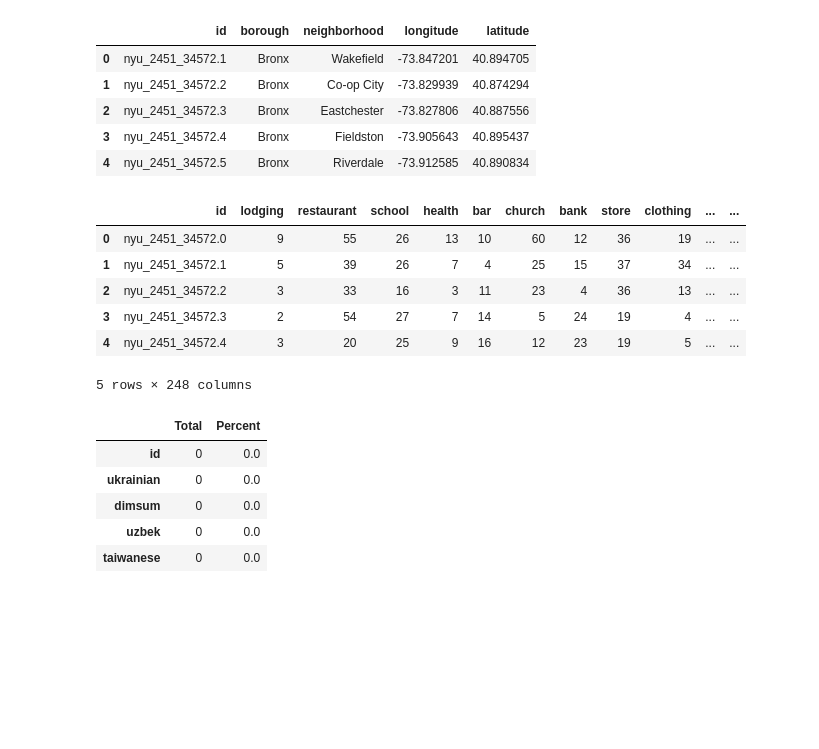
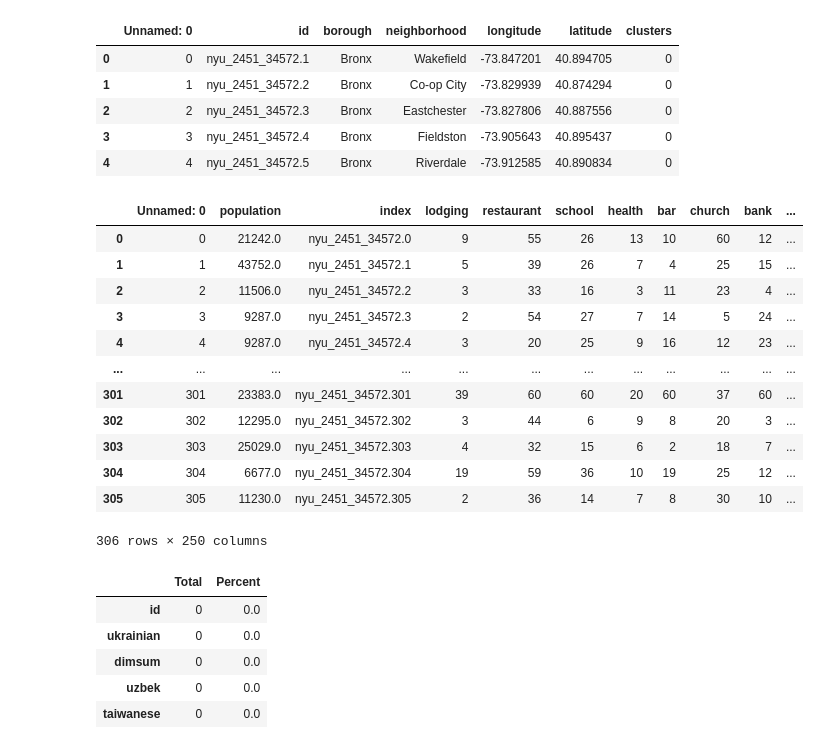
Before and after one commit to ktamkee/NYC_midterm_project, a Jupyter notebook: svc/K-Means_V3.ipynb, the cells around one changed output. Drawn from its saved outputs; the diff is of its cells as text; code cells hidden in the pictures; blank space fills up the shorter version.

```diff
--- a/svc/K-Means_V3.ipynb
+++ b/svc/K-Means_V3.ipynb
@@ -7,30 +7,33 @@ from sklearn.cluster import KMeans
 import plotly.graph_objects as go
 # %%
 # Import neighborhood data
-neighborhood_data = pd.read_csv('/Users/karina/GitHub/NYC_midterm_project/data/old_datasets/old_dataset.csv')
-neighborhood_data = neighborhood_data.iloc[:, 1:6]
+neighborhood_data = pd.read_csv('/Users/karina/GitHub/NYC_midterm_project/data/final_datasets/neighborhood_geo.csv')
 neighborhood_data.head()
 # %% [output]
-|  | id | borough | neighborhood | longitude | latitude |
-| 0 | nyu_2451_34572.1 | Bronx | Wakefield | -73.847201 | 40.894705 |
-| 1 | nyu_2451_34572.2 | Bronx | Co-op City | -73.829939 | 40.874294 |
-| 2 | nyu_2451_34572.3 | Bronx | Eastchester | -73.827806 | 40.887556 |
-| 3 | nyu_2451_34572.4 | Bronx | Fieldston | -73.905643 | 40.895437 |
-| 4 | nyu_2451_34572.5 | Bronx | Riverdale | -73.912585 | 40.890834 |
+|  | Unnamed: 0 | id | borough | neighborhood | longitude | latitude | clusters |
+| 0 | 0 | nyu_2451_34572.1 | Bronx | Wakefield | -73.847201 | 40.894705 | 0 |
+| 1 | 1 | nyu_2451_34572.2 | Bronx | Co-op City | -73.829939 | 40.874294 | 0 |
+| 2 | 2 | nyu_2451_34572.3 | Bronx | Eastchester | -73.827806 | 40.887556 | 0 |
+| 3 | 3 | nyu_2451_34572.4 | Bronx | Fieldston | -73.905643 | 40.895437 | 0 |
+| 4 | 4 | nyu_2451_34572.5 | Bronx | Riverdale | -73.912585 | 40.890834 | 0 |
 # %%
 # Import venue data within 1km of each neighborhood
 features_data = pd.read_csv('/Users/karina/GitHub/NYC_midterm_project/data/data/all_features_counts_V3.csv')
-features_data = features_data.iloc[:, 2:]
-features_data = features_data.rename(columns={'index': 'id'})
-features_data.head()
+features_data
 # %% [output]
-|  | id | lodging | restaurant | school | health | bar | church | bank | store | clothing | ... | ... |
-| 0 | nyu_2451_34572.0 | 9 | 55 | 26 | 13 | 10 | 60 | 12 | 36 | 19 | ... | ... |
-| 1 | nyu_2451_34572.1 | 5 | 39 | 26 | 7 | 4 | 25 | 15 | 37 | 34 | ... | ... |
-| 2 | nyu_2451_34572.2 | 3 | 33 | 16 | 3 | 11 | 23 | 4 | 36 | 13 | ... | ... |
-| 3 | nyu_2451_34572.3 | 2 | 54 | 27 | 7 | 14 | 5 | 24 | 19 | 4 | ... | ... |
-| 4 | nyu_2451_34572.4 | 3 | 20 | 25 | 9 | 16 | 12 | 23 | 19 | 5 | ... | ... |
+|  | Unnamed: 0 | population | index | lodging | restaurant | school | health | bar | church | bank | ... |
+| 0 | 0 | 21242.0 | nyu_2451_34572.0 | 9 | 55 | 26 | 13 | 10 | 60 | 12 | ... |
+| 1 | 1 | 43752.0 | nyu_2451_34572.1 | 5 | 39 | 26 | 7 | 4 | 25 | 15 | ... |
+| 2 | 2 | 11506.0 | nyu_2451_34572.2 | 3 | 33 | 16 | 3 | 11 | 23 | 4 | ... |
+| 3 | 3 | 9287.0 | nyu_2451_34572.3 | 2 | 54 | 27 | 7 | 14 | 5 | 24 | ... |
+| 4 | 4 | 9287.0 | nyu_2451_34572.4 | 3 | 20 | 25 | 9 | 16 | 12 | 23 | ... |
+| ... | ... | ... | ... | ... | ... | ... | ... | ... | ... | ... | ... |
+| 301 | 301 | 23383.0 | nyu_2451_34572.301 | 39 | 60 | 60 | 20 | 60 | 37 | 60 | ... |
+| 302 | 302 | 12295.0 | nyu_2451_34572.302 | 3 | 44 | 6 | 9 | 8 | 20 | 3 | ... |
+| 303 | 303 | 25029.0 | nyu_2451_34572.303 | 4 | 32 | 15 | 6 | 2 | 18 | 7 | ... |
+| 304 | 304 | 6677.0 | nyu_2451_34572.304 | 19 | 59 | 36 | 10 | 19 | 25 | 12 | ... |
+| 305 | 305 | 11230.0 | nyu_2451_34572.305 | 2 | 36 | 14 | 7 | 8 | 30 | 10 | ... |
-5 rows × 248 columns
+306 rows × 250 columns
 # %%
 # Check for missing data
 total = features_data.isnull().sum().sort_values(ascending=False)
```
Also changed, not shown: parts of 3 cells of this notebook, 5 other files.
